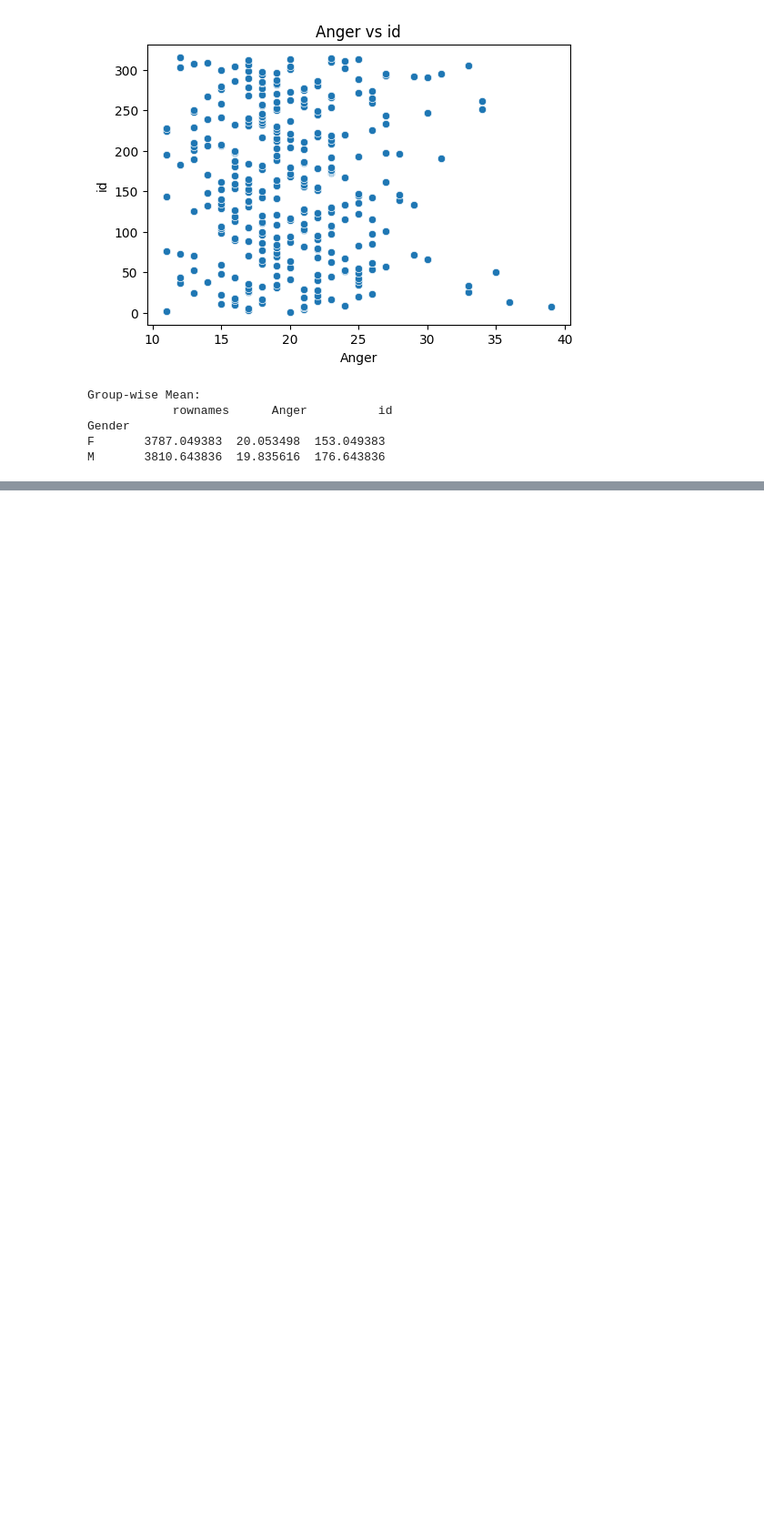
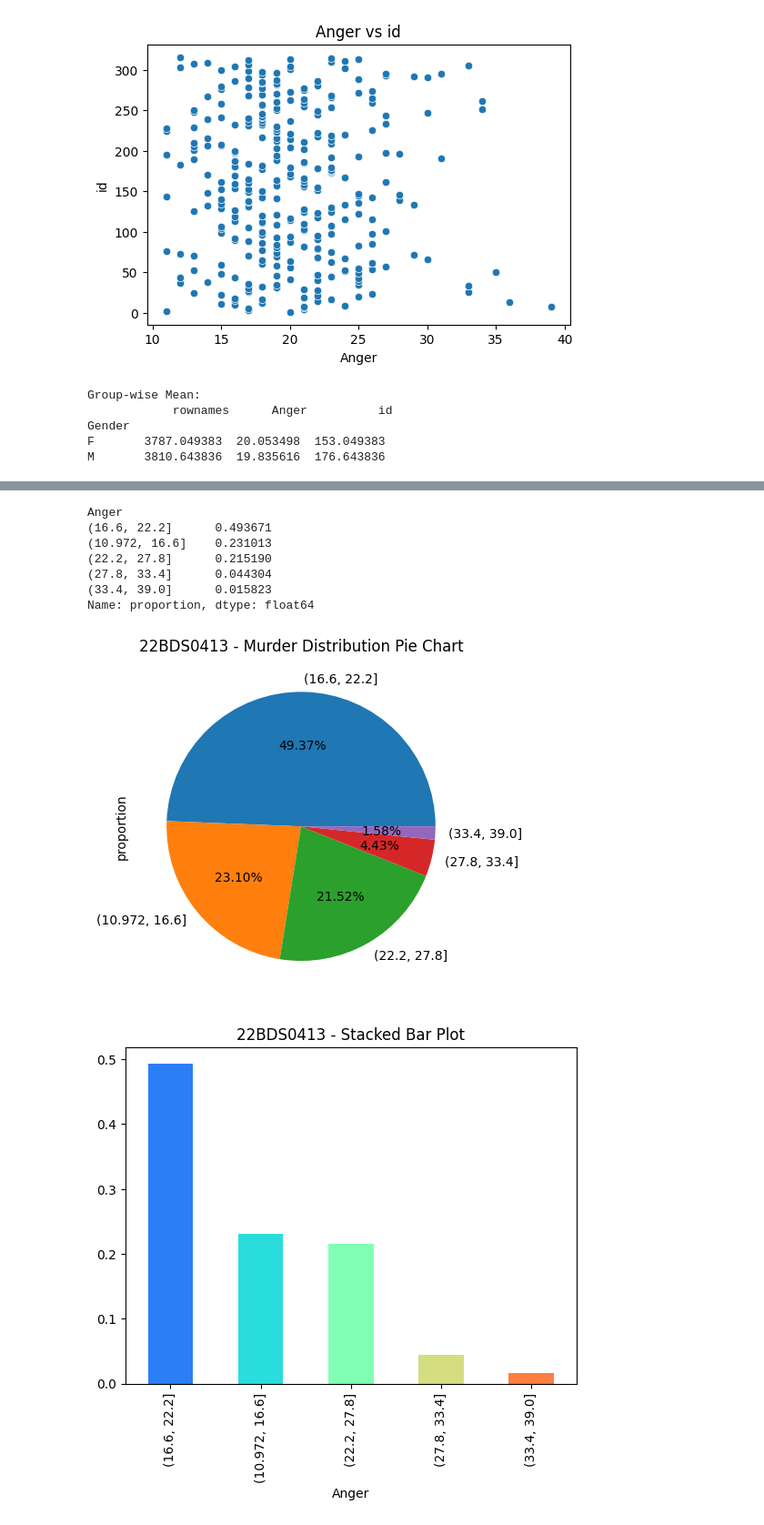
Before and after one commit to SamDarkKnight/EDA-PROJECT, a Jupyter notebook: 22BDS0413.ipynb, the cells around one changed output, grey strips where cells are left out. Shown at 91% size. Saved outputs shown, nothing was run; the diff lists cells and outputs as text; code cells hidden in the pictures; blank space fills up the shorter version.

```diff
--- a/22BDS0413.ipynb
+++ b/22BDS0413.ipynb
@@ -239,0 +437,21 @@ M       3810.643836  19.835616  176.643836
+# %%
+# Relative frequency (pie & bar)
+rf = pd.cut(df["Anger"], bins=5).value_counts(normalize=True)
+print(rf)
+
+rf.plot.pie(autopct="%.2f%%", title="22BDS0413 - Murder Distribution Pie Chart")
+plt.show()
+
+rf.plot.bar(color=sns.color_palette("rainbow", 5))
+plt.title("22BDS0413 - Stacked Bar Plot")
+plt.show()
+# %% [output]
+Anger
+(16.6, 22.2]      0.493671
+(10.972, 16.6]    0.231013
+(22.2, 27.8]      0.215190
+(27.8, 33.4]      0.044304
+(33.4, 39.0]      0.015823
+Name: proportion, dtype: float64
+[figure, added]
+[figure, added]
```
Also changed, not shown: parts of 18 cells of this notebook.
